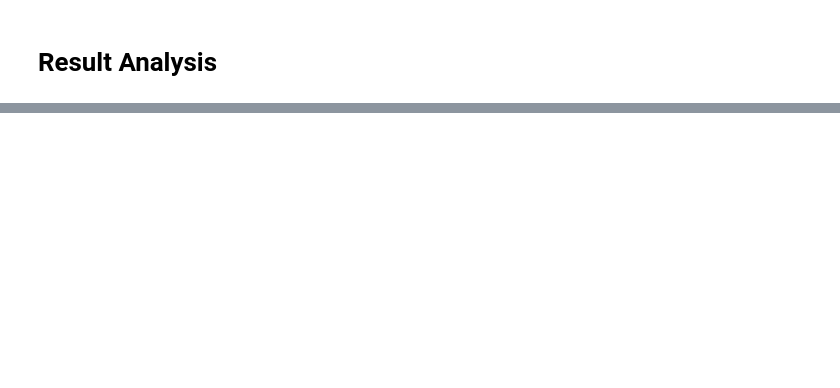
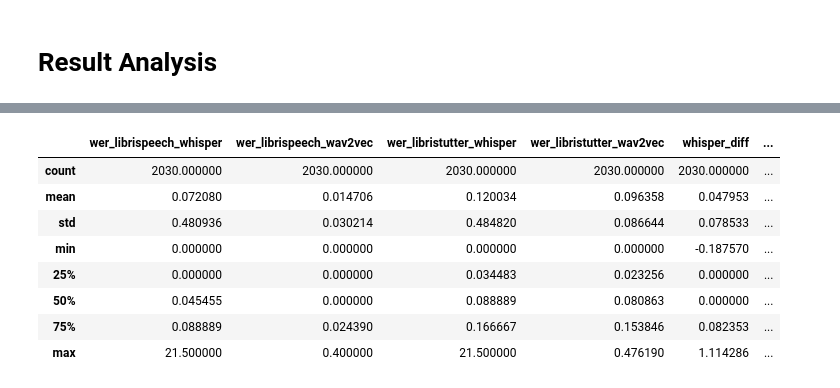
Before and after one commit to dongim04/stuttered-speech-asr, a Jupyter notebook: wer.ipynb, the cells around one changed output, grey strips where cells are left out. Cells and saved outputs as stored; diff of their text form; code cells hidden in the pictures; blank space fills up the shorter version.

```diff
--- a/wer.ipynb
+++ b/wer.ipynb
@@ -125 +126,24 @@ LibriStutter Whisper: 0.12012099638035054
 LibriStutter Wav2vec: 0.09635759641553532
+# %%
+df_librispeech_libristutter['whisper_diff'] = df_librispeech_libristutter['wer_libristutter_whisper'] - df_librispeech_libristutter['wer_librispeech_whisper']
+df_librispeech_libristutter['wav2vec_diff'] = df_librispeech_libristutter['wer_libristutter_wav2vec'] - df_librispeech_libristutter['wer_librispeech_wav2vec']
+
+# Plot 1: Whisper WER Difference
+plt.figure(figsize=(10, 5))
+plt.plot(df_librispeech_libristutter.index, df_librispeech_libristutter['whisper_diff'], color='blue', linewidth=0.2)
+plt.axhline(0, color='gray', linestyle='--')
+plt.xlabel('Index')
+plt.ylabel('Difference in WER')
+plt.title('WER Difference (Whisper): Libristutter vs Librispeech')
+plt.grid(True)
+plt.show()
+
+# Plot 2: Wav2Vec WER Difference
+plt.figure(figsize=(10, 5))
+plt.plot(df_librispeech_libristutter.index, df_librispeech_libristutter['wav2vec_diff'], color='green', linewidth=0.2)
+plt.axhline(0, color='gray', linestyle='--')
+plt.xlabel('Index')
+plt.ylabel('Difference in WER')
+plt.title('WER Difference (Wav2Vec): Libristutter vs Librispeech')
+plt.grid(True)
+plt.show()
@@ -125,0 +153,12 @@ LibriStutter Wav2vec: 0.09635759641553532
+# %%
+df_librispeech_libristutter.describe()
+# %% [output]
+|  | wer_librispeech_whisper | wer_librispeech_wav2vec | wer_libristutter_whisper | wer_libristutter_wav2vec | whisper_diff | ... |
+| count | 2030.000000 | 2030.000000 | 2030.000000 | 2030.000000 | 2030.000000 | ... |
+| mean | 0.072080 | 0.014706 | 0.120034 | 0.096358 | 0.047953 | ... |
+| std | 0.480936 | 0.030214 | 0.484820 | 0.086644 | 0.078533 | ... |
+| min | 0.000000 | 0.000000 | 0.000000 | 0.000000 | -0.187570 | ... |
+| 25% | 0.000000 | 0.000000 | 0.034483 | 0.023256 | 0.000000 | ... |
+| 50% | 0.045455 | 0.000000 | 0.088889 | 0.080863 | 0.000000 | ... |
+| 75% | 0.088889 | 0.024390 | 0.166667 | 0.153846 | 0.082353 | ... |
+| max | 21.500000 | 0.400000 | 21.500000 | 0.476190 | 1.114286 | ... |
```
Also changed, not shown: parts of 5 cells of this notebook, 5 other files.
